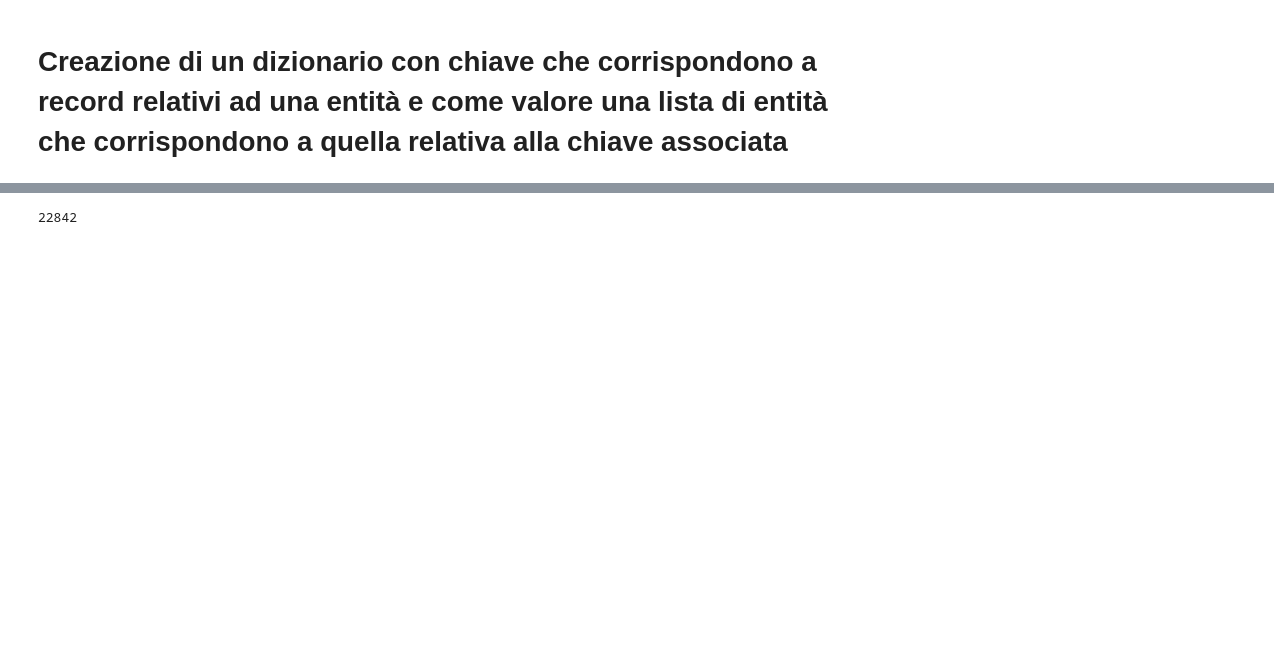
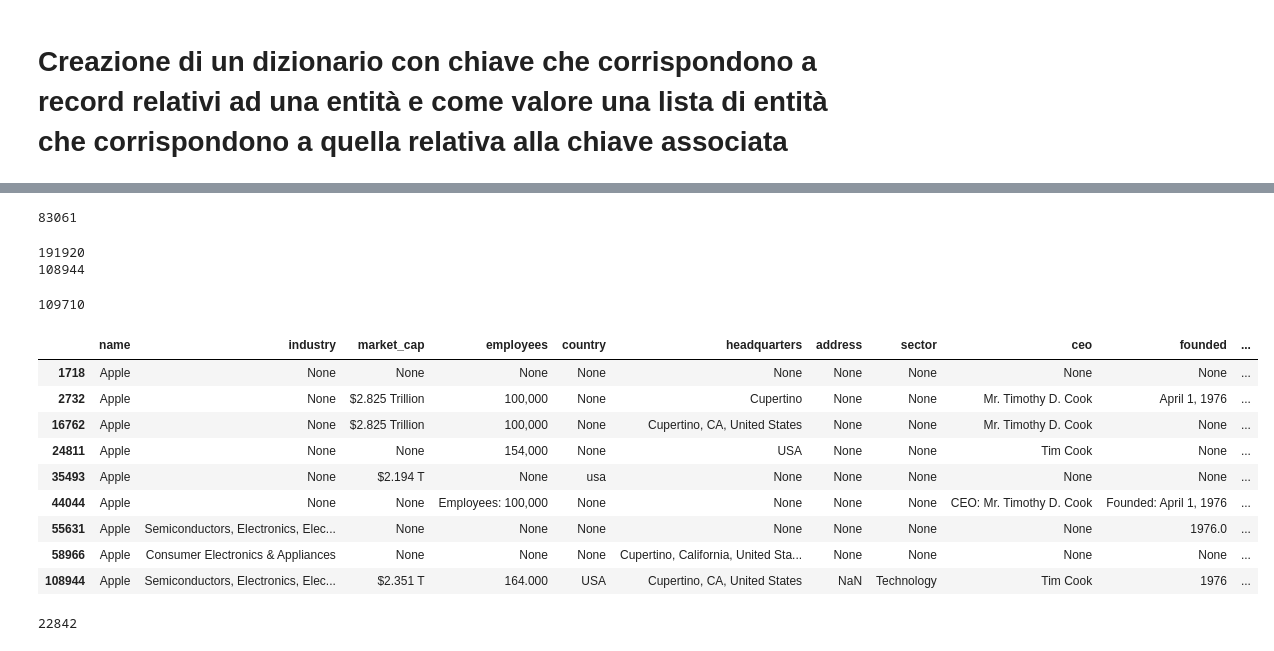
Before and after one commit to dedo99/Progetto_Finale_IDD, a Jupyter notebook: record_linkage.ipynb, the cells around one changed output, grey strips where cells are left out. Saved outputs shown, nothing was run; the diff lists cells and outputs as text; code cells hidden in the pictures; blank space fills up the shorter version.

```diff
--- a/record_linkage.ipynb
+++ b/record_linkage.ipynb
@@ -267 +423,38 @@ for k, v in matches:
+# %%
+df = pd.read_json('output_alignment_multithread_finalpass/schema_mediato.json')
+df = df[df.name.isnull() == False]
+# %%
+indexesToDelete = []
+for k, vs in dict_matches_global.items():
+    indexesToDelete.append(k)
+    indexesToDelete += vs
+
+len(indexesToDelete)
+# %% [output]
+83061
+# %%
+print(len(df))
+df_clean = df.drop(indexesToDelete)
+print(len(df_clean))
+# %% [output]
+191920
+108944
+# %%
+df_final = pd.concat([df_clean, df_integrato_matches], ignore_index=True)
+len(df_final)
+# %% [output]
+109710
+# %%
+display(df_final[df_final.name == 'Apple'])
+# %% [output]
+|  | name | industry | market_cap | employees | country | headquarters | address | sector | ceo | founded | ... |
+| 1718 | Apple | None | None | None | None | None | None | None | None | None | ... |
+| 2732 | Apple | None | $2.825 Trillion | 100,000 | None | Cupertino | None | None | Mr. Timothy D. Cook | April 1, 1976 | ... |
+| 16762 | Apple | None | $2.825 Trillion | 100,000 | None | Cupertino, CA, United States | None | None | Mr. Timothy D. Cook | None | ... |
+| 24811 | Apple | None | None | 154,000 | None | USA | None | None | Tim Cook | None | ... |
+| 35493 | Apple | None | $2.194 T | None | usa | None | None | None | None | None | ... |
+| 44044 | Apple | None | None | Employees: 100,000 | None | None | None | None | CEO: Mr. Timothy D. Cook | Founded: April 1, 1976 | ... |
+| 55631 | Apple | Semiconductors, Electronics, Elec... | None | None | None | None | None | None | None | 1976.0 | ... |
+| 58966 | Apple | Consumer Electronics & Appliances | None | None | None | Cupertino, California, United Sta... | None | None | None | None | ... |
+| 108944 | Apple | Semiconductors, Electronics, Elec... | $2.351 T | 164.000 | USA | Cupertino, CA, United States | NaN | Technology | Tim Cook | 1976 | ... |
 # %%
```
Also changed, not shown: parts of 17 cells of this notebook, 5 other files.
